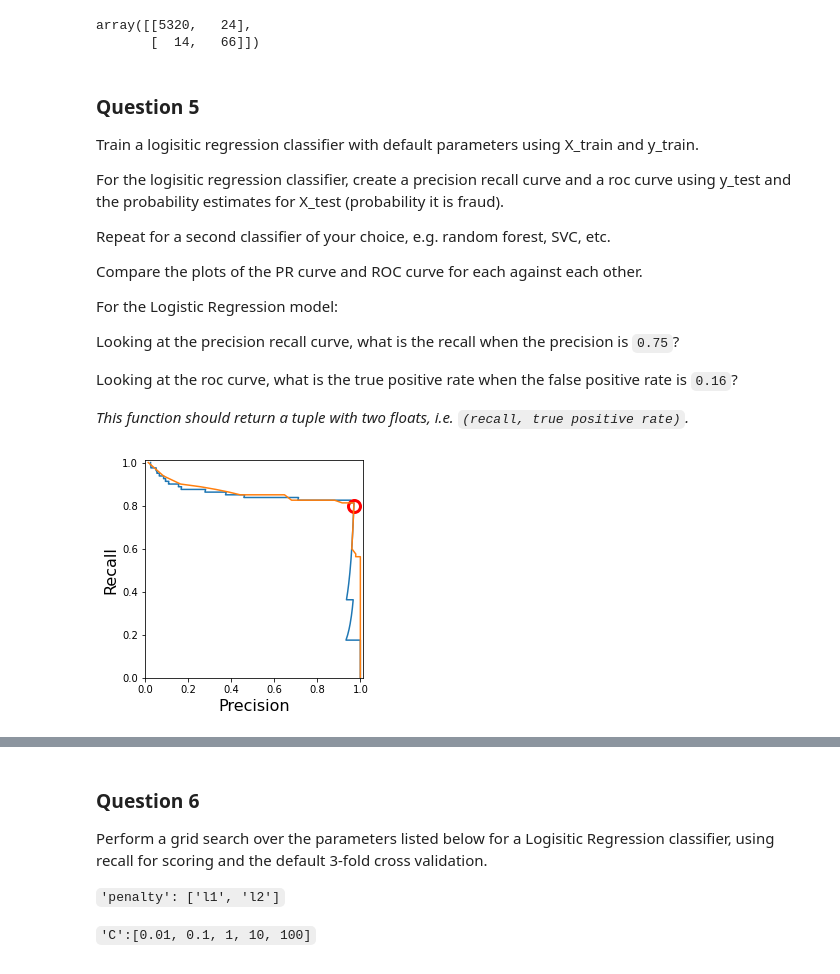
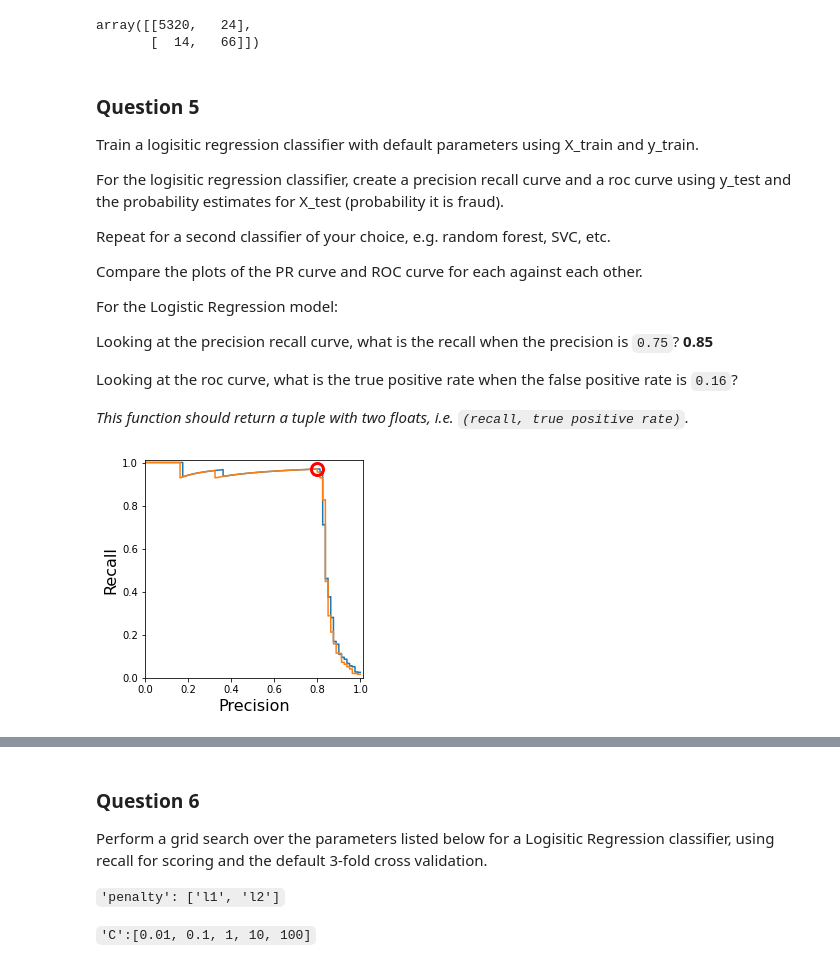
Before and after one commit to Saltire78/ITT_Labs, a Jupyter notebook: Practical_2_Victor_Szultka.ipynb, the cells around one changed output, grey strips where cells are left out. Cells and saved outputs as stored; diff of their text form; code cells hidden in the pictures.

```diff
--- a/Practical_2_Victor_Szultka.ipynb
+++ b/Practical_2_Victor_Szultka.ipynb
@@ -126,7 +134,7 @@ Compare the plots of the PR curve and ROC curve for each against each other.
 
 For the Logistic Regression model:
 
-Looking at the precision recall curve, what is the recall when the precision is `0.75`?
+Looking at the precision recall curve, what is the recall when the precision is `0.75`? **0.85**
 
 Looking at the roc curve, what is the true positive rate when the false positive rate is `0.16`?
 
@@ -139,35 +147,46 @@ lr.fit(X_train, y_train)
 y_scores_lr = lr.decision_function(X_test)
 # %%
 #create a second classifier of your choice
+
+from sklearn.svm import LinearSVC
+lsvc = LinearSVC(max_iter=10000)
+lsvc = lsvc.fit(X_train,y_train)
+y_scores_lsvc = lsvc.decision_function(X_test)
 # %%
 def draw_pr_curve():
     from sklearn.metrics import precision_recall_curve
 
     precision, recall, thresholds = precision_recall_curve(y_test, y_scores_lr)
     closest_zero = np.argmin(np.abs(thresholds))
     closest_zero_p = precision[closest_zero]
     closest_zero_r = recall[closest_zero]
 
     #repeat for second classifier (give different names)
 
+    precision_lsvc, recall_lsvc, thresholds_lsvc = precision_recall_curve(y_test, y_scores_lsvc)
+    closest_zero_lsvc = np.argmin(np.abs(thresholds_lsvc))
+    closest_zero_p_lsvc = precision_lsvc[closest_zero_lsvc]
+    closest_zero_r_lsvc = recall_lsvc[closest_zero_lsvc]
+
     import matplotlib.pyplot as plt
 
     # Your code to plot curve here
     import matplotlib.pyplot as plt
     plt.figure()
     plt.xlim([0.0, 1.01])
     plt.ylim([0.0, 1.01])
-    plt.plot(precision, recall, label='Precision-Recall Curve')
+    plt.plot(recall, precision,label='Precision-Recall Curve')
+    plt.plot(recall_lsvc, precision_lsvc, label='Precision-Recall Curve')
 
     #repeat for second classifier
 
-    plt.plot(closest_zero_p, closest_zero_r, 'o', markersize = 12, fillstyle = 'none', c='r', mew=3)
+    plt.plot(closest_zero_r, closest_zero_p, 'o', markersize = 12, fillstyle = 'none', c='r', mew=3)
 
     plt.xlabel('Precision', fontsize=16)
     plt.ylabel('Recall', fontsize=16)
     plt.axes().set_aspect('equal')
     plt.show()
 
 draw_pr_curve()
 # %% [output]
-[figure, old version]
+[figure, new version]
```
Also changed, not shown: parts of 6 cells of this notebook.
